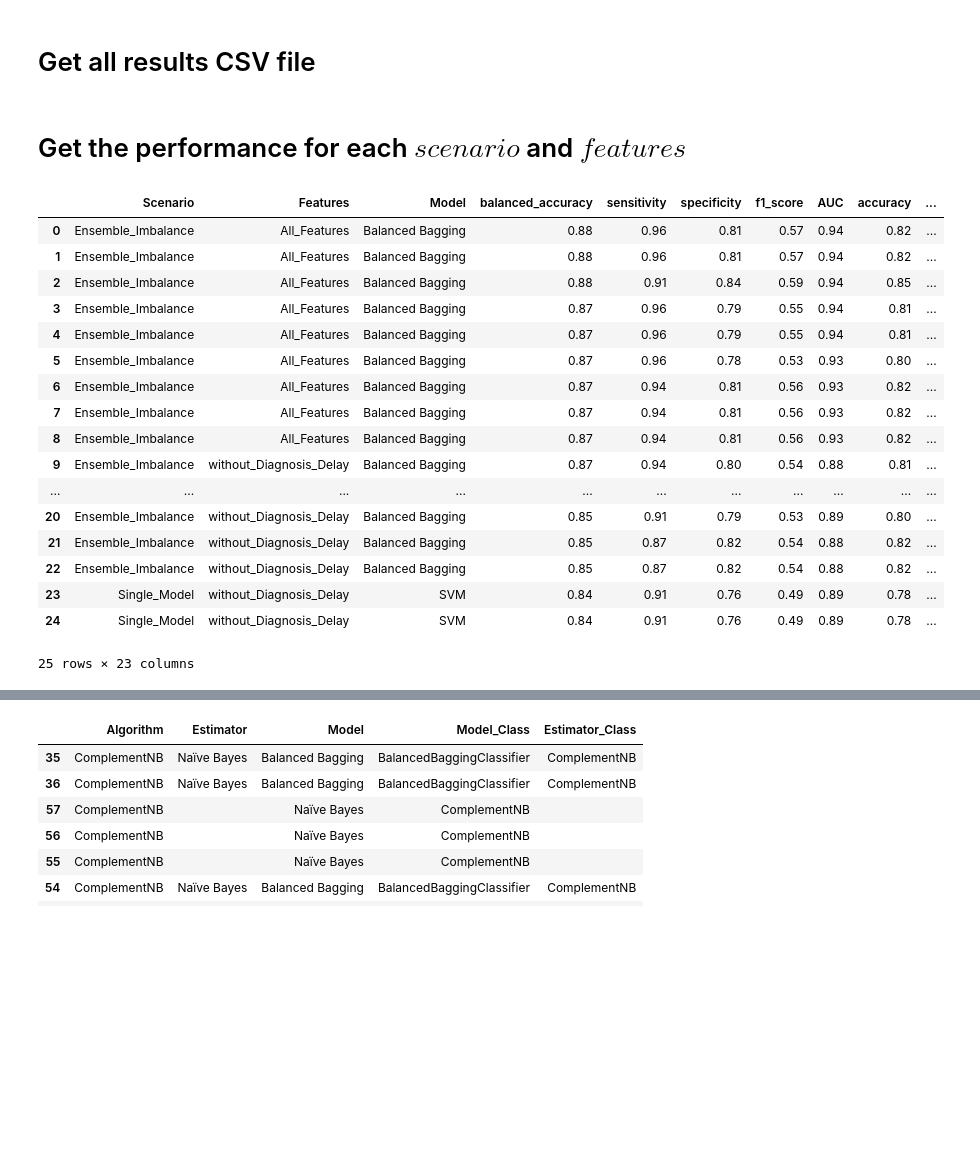
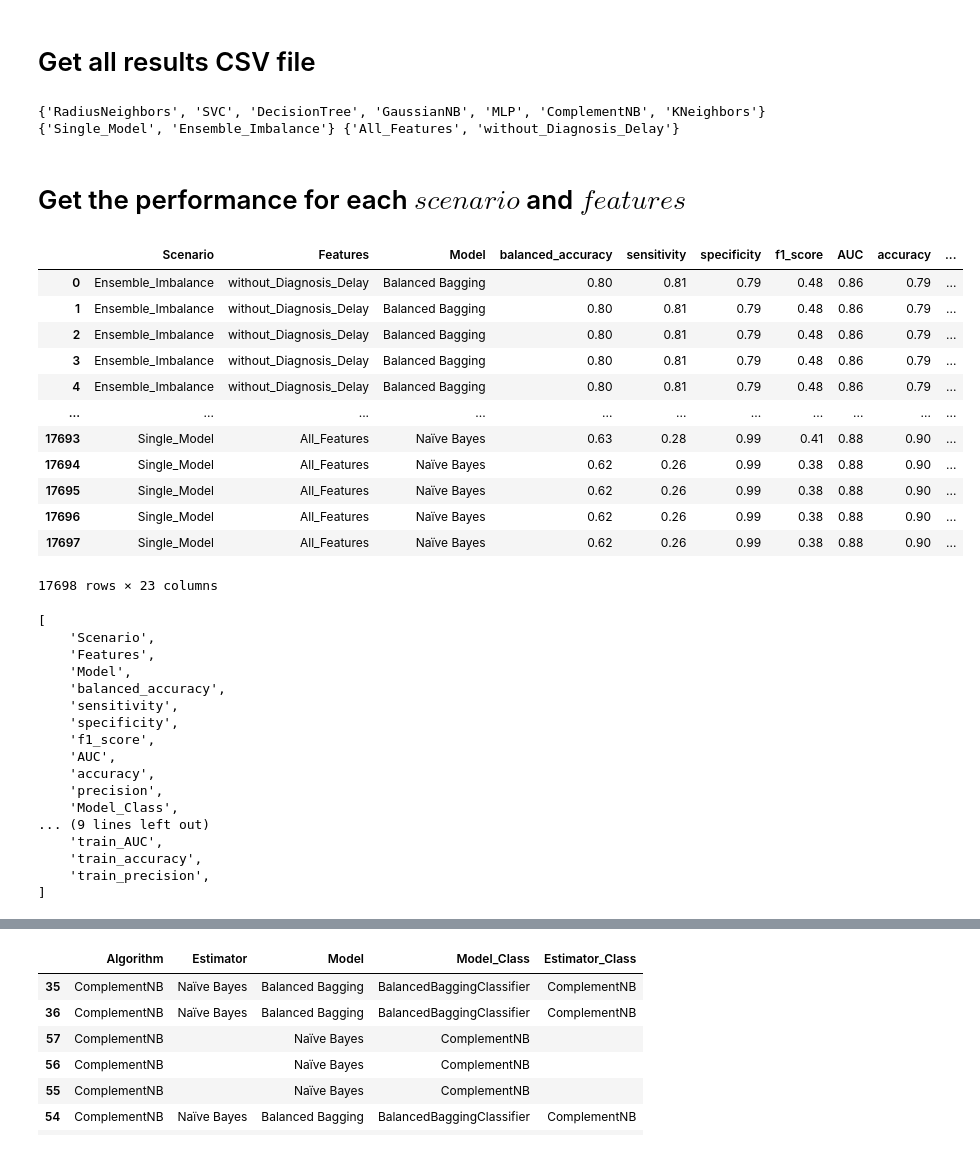
Before and after one commit to fabianopapaiz/als_prognosis_using_ensemble_imbalance, a Jupyter notebook: 05_Train_Validate_Models/777.1 - Separate performances by algorithm scenario and etc.ipynb, the cells around one changed output, grey strips where cells are left out. Cells and saved outputs as stored; diff of their text form; code cells hidden in the pictures; blank space fills up the shorter version.

```diff
--- a/05_Train_Validate_Models/777.1 - Separate performances by algorithm scenario and etc.ipynb
+++ b/05_Train_Validate_Models/777.1 - Separate performances by algorithm scenario and etc.ipynb
@@ -34,6 +34,9 @@ path = os.path.abspath('0_exec_results_py')
 
 
 results_by_algorithm = []
+algorithms = set()
+scenarios = set()
+features_configs = set()
 
 for root, folders, files in os.walk(path, topdown=False):
 
@@ -50,50 +53,65 @@ for root, folders, files in os.walk(path, topdown=False):
                 [algo, feat, scen, es_algo, os.path.join(root, name)]
             )
 
+            algorithms.add(algo)
+            scenarios.add(scen)
+            features_configs.add(feat)
 
-
-# print(results_by_algorithm)
+print(algorithms, scenarios, features_configs)
+# %% [output]
+{'RadiusNeighbors', 'SVC', 'DecisionTree', 'GaussianNB', 'MLP', 'ComplementNB', 'KNeighbors'} {'Single_Model', 'Ensemble_Imbalance'} {'All_Features', 'without_Diagnosis_Delay'}
 # %% [markdown]
 # Get the performance for each $scenario$ and $features$
 # %%
 df_all = None
 
 for algorithm, features, scenario, es_algorithm, csv_file in results_by_algorithm:
 #     utils.print_string_with_separators(f'{scenario} - {features}')
     df_temp = utils.read_csv(csv_file=csv_file)
 
     #sort performances
     df_temp = utils_exec_models_new.sort_performances_results(df=df_temp)
 
-#     # get first 3 results
-    df_temp = df_temp.head(3)
-#     display(df_temp)
-
     # acumulate the performances
     if df_all is None:
         df_all = df_temp
     else:
-        df_all = pd.concat([df_all, df_temp])
+        df_all = pd.concat([df_all, df_temp], ignore_index=True)
 
 
-df_all = utils_exec_models_new.sort_performances_results(df=df_all).reset_index(drop=True)
-display(df_all.head(25))
+# df_all = utils_exec_models_new.sort_performances_results(df=df_all).reset_index(drop=True)
+
+display(df_all)
+
+utils.print_array_as_list(df_all.columns)
 # %% [output]
 |  | Scenario | Features | Model | balanced_accuracy | sensitivity | specificity | f1_score | AUC | accuracy | ... |
-| 0 | Ensemble_Imbalance | All_Features | Balanced Bagging | 0.88 | 0.96 | 0.81 | 0.57 | 0.94 | 0.82 | ... |
-| 1 | Ensemble_Imbalance | All_Features | Balanced Bagging | 0.88 | 0.96 | 0.81 | 0.57 | 0.94 | 0.82 | ... |
-| 2 | Ensemble_Imbalance | All_Features | Balanced Bagging | 0.88 | 0.91 | 0.84 | 0.59 | 0.94 | 0.85 | ... |
-| 3 | Ensemble_Imbalance | All_Features | Balanced Bagging | 0.87 | 0.96 | 0.79 | 0.55 | 0.94 | 0.81 | ... |
-| 4 | Ensemble_Imbalance | All_Features | Balanced Bagging | 0.87 | 0.96 | 0.79 | 0.55 | 0.94 | 0.81 | ... |
-| 5 | Ensemble_Imbalance | All_Features | Balanced Bagging | 0.87 | 0.96 | 0.78 | 0.53 | 0.93 | 0.80 | ... |
-| 6 | Ensemble_Imbalance | All_Features | Balanced Bagging | 0.87 | 0.94 | 0.81 | 0.56 | 0.93 | 0.82 | ... |
-| 7 | Ensemble_Imbalance | All_Features | Balanced Bagging | 0.87 | 0.94 | 0.81 | 0.56 | 0.93 | 0.82 | ... |
-| 8 | Ensemble_Imbalance | All_Features | Balanced Bagging | 0.87 | 0.94 | 0.81 | 0.56 | 0.93 | 0.82 | ... |
-| 9 | Ensemble_Imbalance | without_Diagnosis_Delay | Balanced Bagging | 0.87 | 0.94 | 0.80 | 0.54 | 0.88 | 0.81 | ... |
+| 0 | Ensemble_Imbalance | without_Diagnosis_Delay | Balanced Bagging | 0.80 | 0.81 | 0.79 | 0.48 | 0.86 | 0.79 | ... |
+| 1 | Ensemble_Imbalance | without_Diagnosis_Delay | Balanced Bagging | 0.80 | 0.81 | 0.79 | 0.48 | 0.86 | 0.79 | ... |
+| 2 | Ensemble_Imbalance | without_Diagnosis_Delay | Balanced Bagging | 0.80 | 0.81 | 0.79 | 0.48 | 0.86 | 0.79 | ... |
+| 3 | Ensemble_Imbalance | without_Diagnosis_Delay | Balanced Bagging | 0.80 | 0.81 | 0.79 | 0.48 | 0.86 | 0.79 | ... |
+| 4 | Ensemble_Imbalance | without_Diagnosis_Delay | Balanced Bagging | 0.80 | 0.81 | 0.79 | 0.48 | 0.86 | 0.79 | ... |
 | ... | ... | ... | ... | ... | ... | ... | ... | ... | ... | ... |
-| 20 | Ensemble_Imbalance | without_Diagnosis_Delay | Balanced Bagging | 0.85 | 0.91 | 0.79 | 0.53 | 0.89 | 0.80 | ... |
-| 21 | Ensemble_Imbalance | without_Diagnosis_Delay | Balanced Bagging | 0.85 | 0.87 | 0.82 | 0.54 | 0.88 | 0.82 | ... |
-| 22 | Ensemble_Imbalance | without_Diagnosis_Delay | Balanced Bagging | 0.85 | 0.87 | 0.82 | 0.54 | 0.88 | 0.82 | ... |
-| 23 | Single_Model | without_Diagnosis_Delay | SVM | 0.84 | 0.91 | 0.76 | 0.49 | 0.89 | 0.78 | ... |
-| 24 | Single_Model | without_Diagnosis_Delay | SVM | 0.84 | 0.91 | 0.76 | 0.49 | 0.89 | 0.78 | ... |
+| 17693 | Single_Model | All_Features | Naïve Bayes | 0.63 | 0.28 | 0.99 | 0.41 | 0.88 | 0.90 | ... |
+| 17694 | Single_Model | All_Features | Naïve Bayes | 0.62 | 0.26 | 0.99 | 0.38 | 0.88 | 0.90 | ... |
+| 17695 | Single_Model | All_Features | Naïve Bayes | 0.62 | 0.26 | 0.99 | 0.38 | 0.88 | 0.90 | ... |
+| 17696 | Single_Model | All_Features | Naïve Bayes | 0.62 | 0.26 | 0.99 | 0.38 | 0.88 | 0.90 | ... |
+| 17697 | Single_Model | All_Features | Naïve Bayes | 0.62 | 0.26 | 0.99 | 0.38 | 0.88 | 0.90 | ... |
-25 rows × 23 columns
+17698 rows × 23 columns
+[
+    'Scenario',
+    'Features',
+    'Model',
+    'balanced_accuracy',
+    'sensitivity',
+    'specificity',
+    'f1_score',
+    'AUC',
+    'accuracy',
+    'precision',
+    'Model_Class',
+... (9 lines left out)
+    'train_AUC',
+    'train_accuracy',
+    'train_precision',
+]
```
Also changed, not shown: parts of 1 cell of this notebook, 9 other files.
